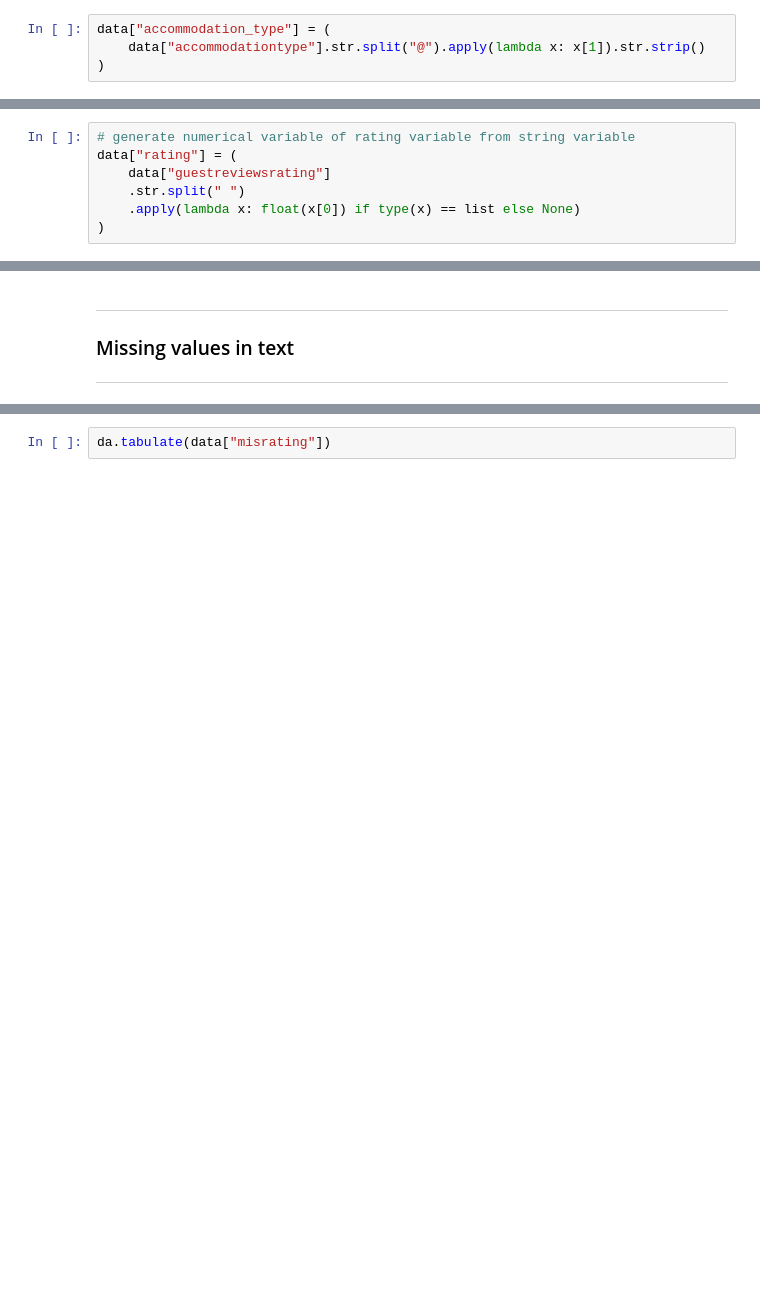
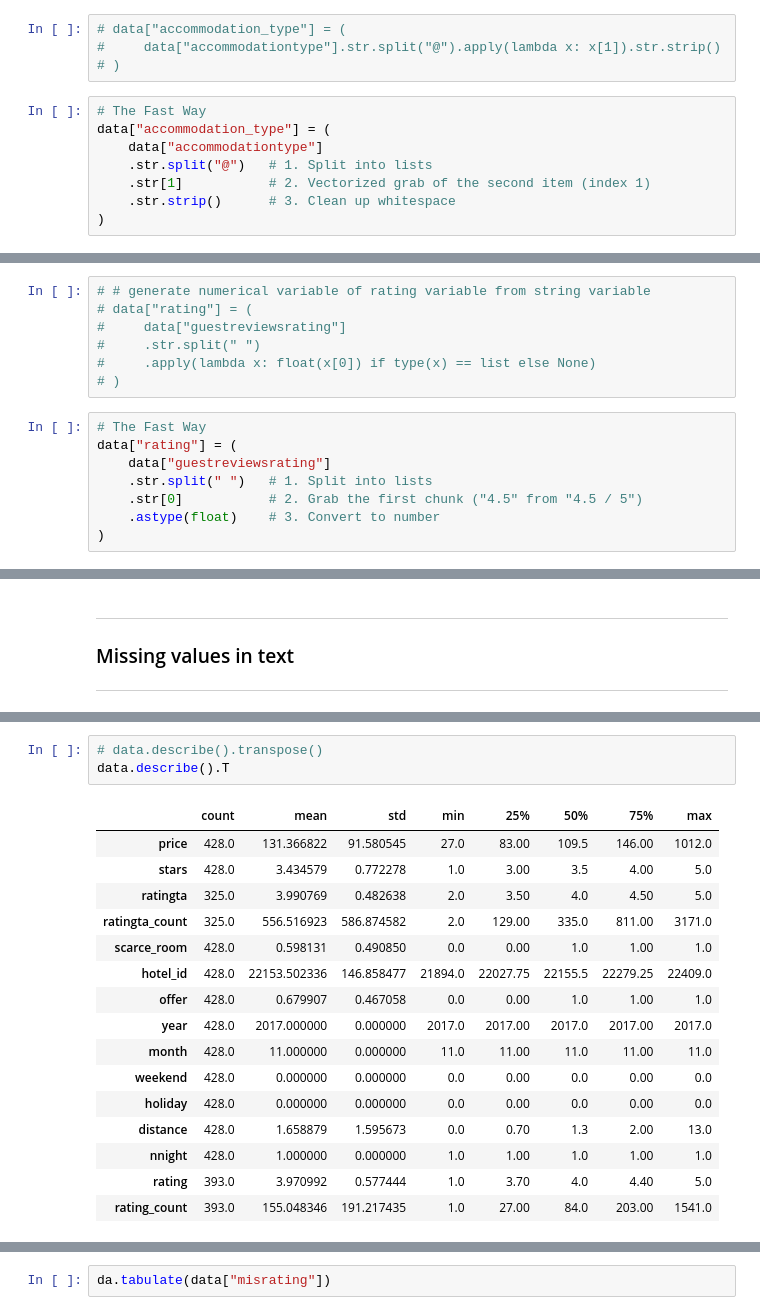
Before and after one commit to dan-iall/da_case_studies, a Jupyter notebook: ch02-hotels-data-prep/ch02-hotels-data-prep.ipynb, the cells around one changed output, grey strips where cells are left out. Drawn from its saved outputs; the diff is of its cells as text; blank space fills up the shorter version.

```diff
--- a/ch02-hotels-data-prep/ch02-hotels-data-prep.ipynb
+++ b/ch02-hotels-data-prep/ch02-hotels-data-prep.ipynb
@@ -157,4 +218,12 @@ data["distance_alter"] = (
 # %%
-data["accommodation_type"] = (
-    data["accommodationtype"].str.split("@").apply(lambda x: x[1]).str.strip()
-)
+# data["accommodation_type"] = (
+#     data["accommodationtype"].str.split("@").apply(lambda x: x[1]).str.strip()
+# )
+# %%
+# The Fast Way
+data["accommodation_type"] = (
+    data["accommodationtype"]
+    .str.split("@")   # 1. Split into lists
+    .str[1]           # 2. Vectorized grab of the second item (index 1)
+    .str.strip()      # 3. Clean up whitespace
+)
@@ -161,12 +240,20 @@ data["accommodation_type"] = (
 # %%
 data["nnight"] = data["price_night"].str.split(" ").apply(lambda x: int(x[2]))
 # %%
-# generate numerical variable of rating variable from string variable
-data["rating"] = (
-    data["guestreviewsrating"]
-    .str.split(" ")
-    .apply(lambda x: float(x[0]) if type(x) == list else None)
-)
+# # generate numerical variable of rating variable from string variable
+# data["rating"] = (
+#     data["guestreviewsrating"]
+#     .str.split(" ")
+#     .apply(lambda x: float(x[0]) if type(x) == list else None)
+# )
+# %%
+# The Fast Way
+data["rating"] = (
+    data["guestreviewsrating"]
+    .str.split(" ")   # 1. Split into lists
+    .str[0]           # 2. Grab the first chunk ("4.5" from "4.5 / 5")
+    .astype(float)    # 3. Convert to number
+)
 # %%
 # check: frequency table of all values incl. missing varlues
 da.tabulate(data["rating"])
@@ -324 +432,21 @@ data.describe().transpose()
+# %%
+# data.describe().transpose()
+data.describe().T
+# %% [output]
+|  | count | mean | std | min | 25% | 50% | 75% | max |
+| price | 428.0 | 131.366822 | 91.580545 | 27.0 | 83.00 | 109.5 | 146.00 | 1012.0 |
+| stars | 428.0 | 3.434579 | 0.772278 | 1.0 | 3.00 | 3.5 | 4.00 | 5.0 |
+| ratingta | 325.0 | 3.990769 | 0.482638 | 2.0 | 3.50 | 4.0 | 4.50 | 5.0 |
+| ratingta_count | 325.0 | 556.516923 | 586.874582 | 2.0 | 129.00 | 335.0 | 811.00 | 3171.0 |
+| scarce_room | 428.0 | 0.598131 | 0.490850 | 0.0 | 0.00 | 1.0 | 1.00 | 1.0 |
+| hotel_id | 428.0 | 22153.502336 | 146.858477 | 21894.0 | 22027.75 | 22155.5 | 22279.25 | 22409.0 |
+| offer | 428.0 | 0.679907 | 0.467058 | 0.0 | 0.00 | 1.0 | 1.00 | 1.0 |
+| year | 428.0 | 2017.000000 | 0.000000 | 2017.0 | 2017.00 | 2017.0 | 2017.00 | 2017.0 |
+| month | 428.0 | 11.000000 | 0.000000 | 11.0 | 11.00 | 11.0 | 11.00 | 11.0 |
+| weekend | 428.0 | 0.000000 | 0.000000 | 0.0 | 0.00 | 0.0 | 0.00 | 0.0 |
+| holiday | 428.0 | 0.000000 | 0.000000 | 0.0 | 0.00 | 0.0 | 0.00 | 0.0 |
+| distance | 428.0 | 1.658879 | 1.595673 | 0.0 | 0.70 | 1.3 | 2.00 | 13.0 |
+| nnight | 428.0 | 1.000000 | 0.000000 | 1.0 | 1.00 | 1.0 | 1.00 | 1.0 |
+| rating | 393.0 | 3.970992 | 0.577444 | 1.0 | 3.70 | 4.0 | 4.40 | 5.0 |
+| rating_count | 393.0 | 155.048346 | 191.217435 | 1.0 | 27.00 | 84.0 | 203.00 | 1541.0 |
 # %%
```
Also changed, not shown: parts of 19 cells of this notebook, 2 other files.
